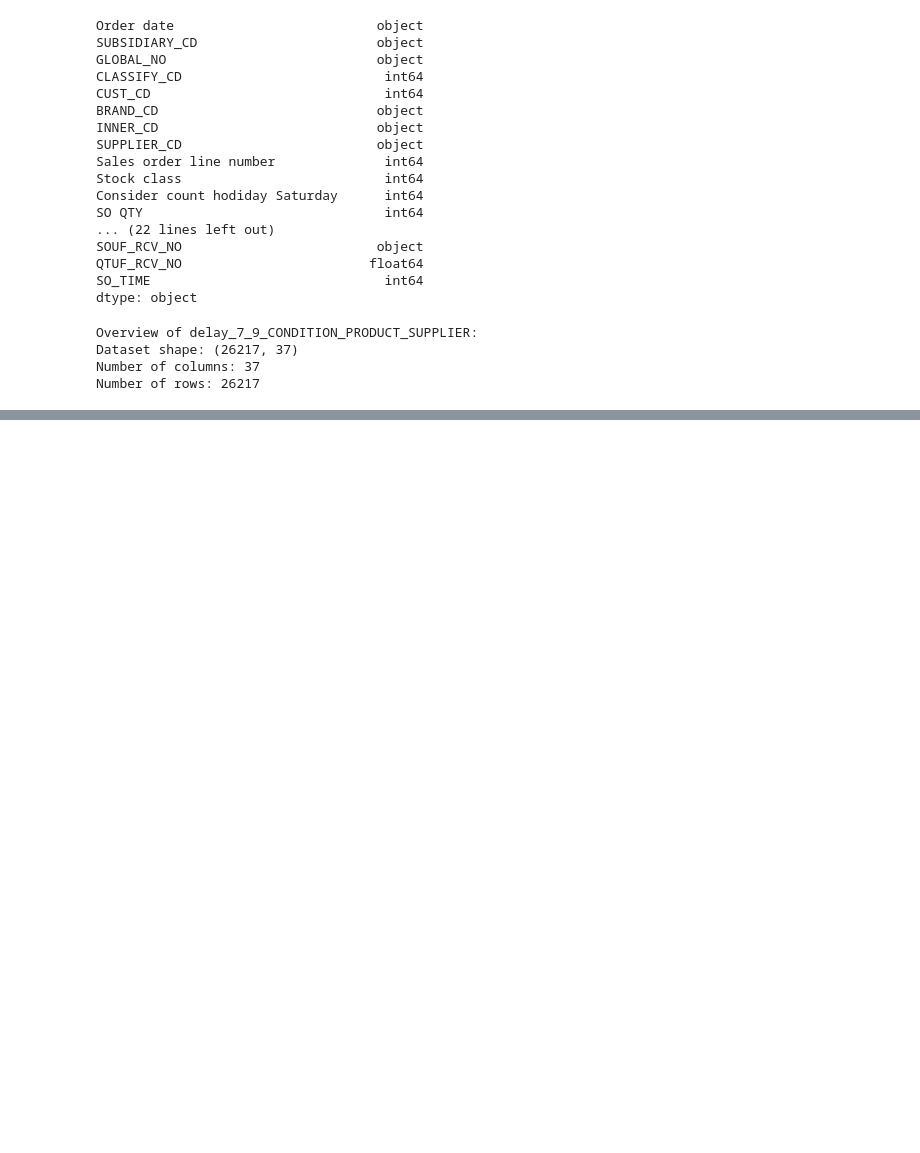
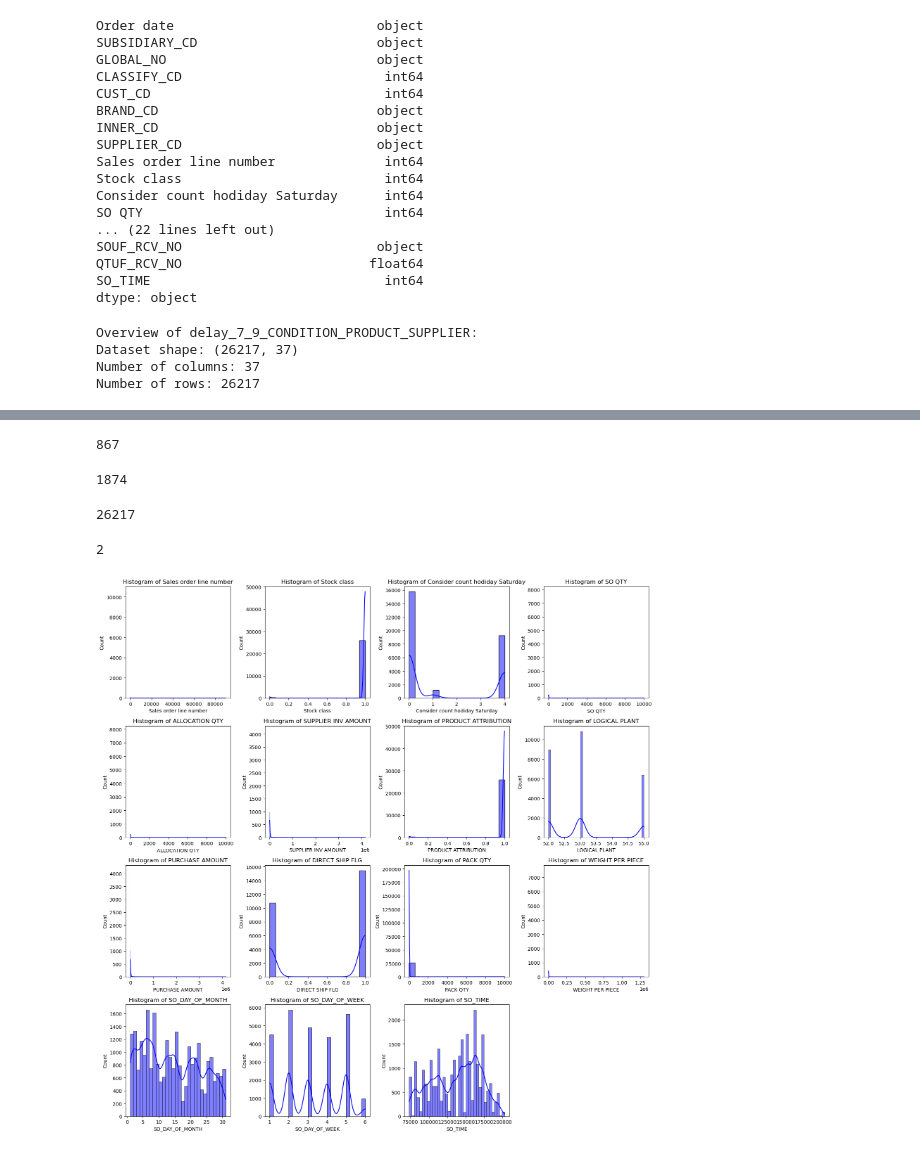
Before and after one commit to HuyyGiaa/DS108_TH, a Jupyter notebook: Lab_4/notebooks/01_EDA.ipynb, the cells around one changed output, grey strips where cells are left out. Drawn from its saved outputs; the diff is of its cells as text; code cells hidden in the pictures; blank space fills up the shorter version.

```diff
--- a/Lab_4/notebooks/01_EDA.ipynb
+++ b/Lab_4/notebooks/01_EDA.ipynb
@@ -44,4 +44,4 @@ Dataset shape: (26217, 37)
 Number of columns: 37
 Number of rows: 26217
 # %%
-separate_columns(df)
+num_cols, cat_cols = separate_columns(df)
@@ -86,0 +69,20 @@ analyze_univariate(df)
+# %%
+df['BRAND_CD'].nunique()
+# %% [output]
+867
+# %%
+df['CLASSIFY_CD'].nunique()
+# %% [output]
+1874
+# %%
+df["GLOBAL_NO"].nunique()
+# %% [output]
+26217
+# %%
+df["SPECIAL DIV"].nunique()
+# %% [output]
+2
+# %%
+hist_plot(df, num_cols)
+# %% [output]
+[figure, added]
```
Also changed, not shown: parts of 3 cells of this notebook, 5 other files.
